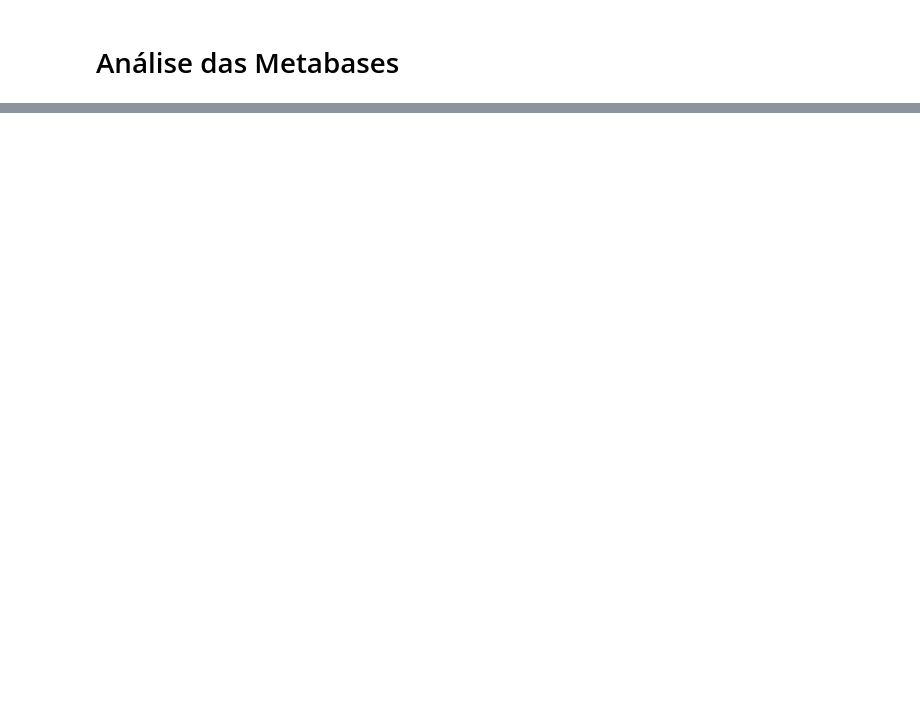
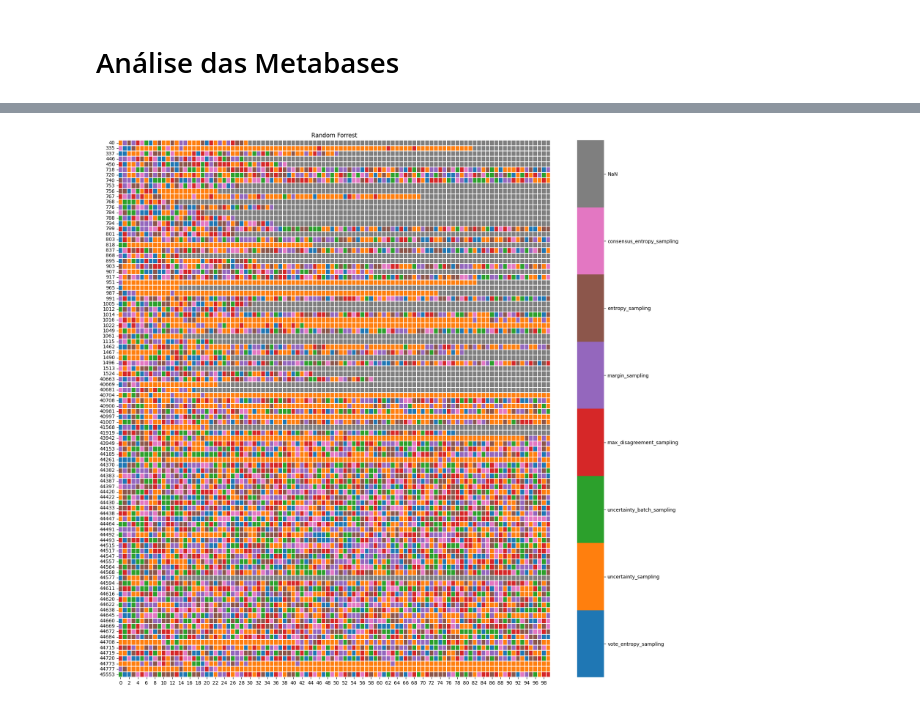
Before and after one commit to gscnogueira/meta-active-learning, a Jupyter notebook: notebooks/experiments/metabase_analysis.ipynb, the cells around one changed output, grey strips where cells are left out. Drawn from its saved outputs; the diff is of its cells as text; code cells hidden in the pictures; blank space fills up the shorter version.

```diff
--- a/notebooks/experiments/metabase_analysis.ipynb
+++ b/notebooks/experiments/metabase_analysis.ipynb
@@ -40,0 +141,2 @@ df.NumberOfFeatures.plot(kind='hist', title="Number of Features")
+# %%
+rf_files = !find $METABASE_PATH -type f | grep 'RandomForestClassifier\.csv'
@@ -40,0 +160,4 @@ df.NumberOfFeatures.plot(kind='hist', title="Number of Features")
+# %%
+gen_heatmap(rf_metabase, 'Random Forrest')
+# %% [output]
+[figure, added]
```
Also changed, not shown: parts of 30 cells of this notebook.
